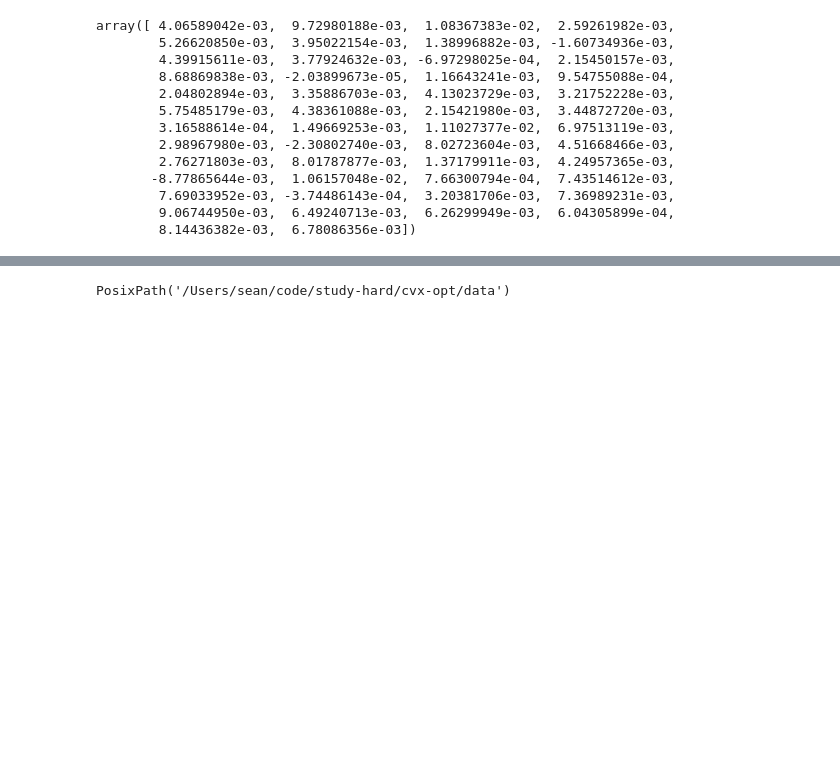
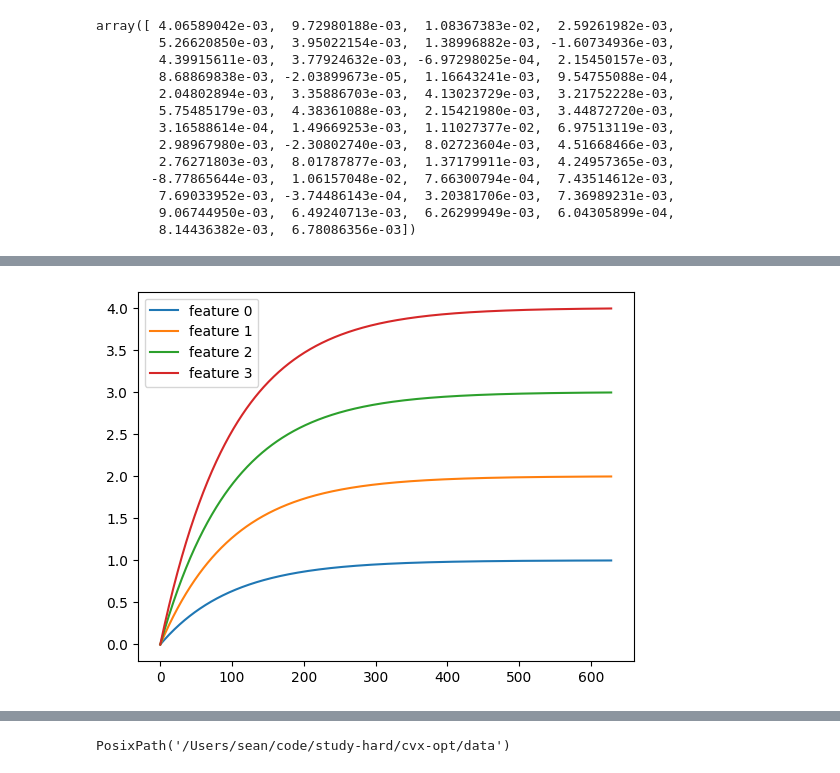
Before and after one commit to seanjennings960/study-hard, a Jupyter notebook: cvx-opt/notebooks/hw6.ipynb, the cells around one changed output, grey strips where cells are left out. Cells and saved outputs as stored; diff of their text form; code cells hidden in the pictures; blank space fills up the shorter version.

```diff
--- a/cvx-opt/notebooks/hw6.ipynb
+++ b/cvx-opt/notebooks/hw6.ipynb
@@ -461,0 +457,14 @@ def train(X, y):
+# %%
+b = np.array([1, 2, 3, 4])
+
+def test_f(x):
+    return 1/2 * np.linalg.norm(x - b) ** 2
+
+def test_grad(x):
+    return x - b
+# %%
+res = gradient_descent(test_f, test_grad, np.zeros(4), stepsize=1e-2)
+# %%
+plot_solution_trajectory(res, 4)
+# %% [output]
+[figure, added]
```
Also changed, not shown: parts of 38 cells of this notebook, 9 other files.
